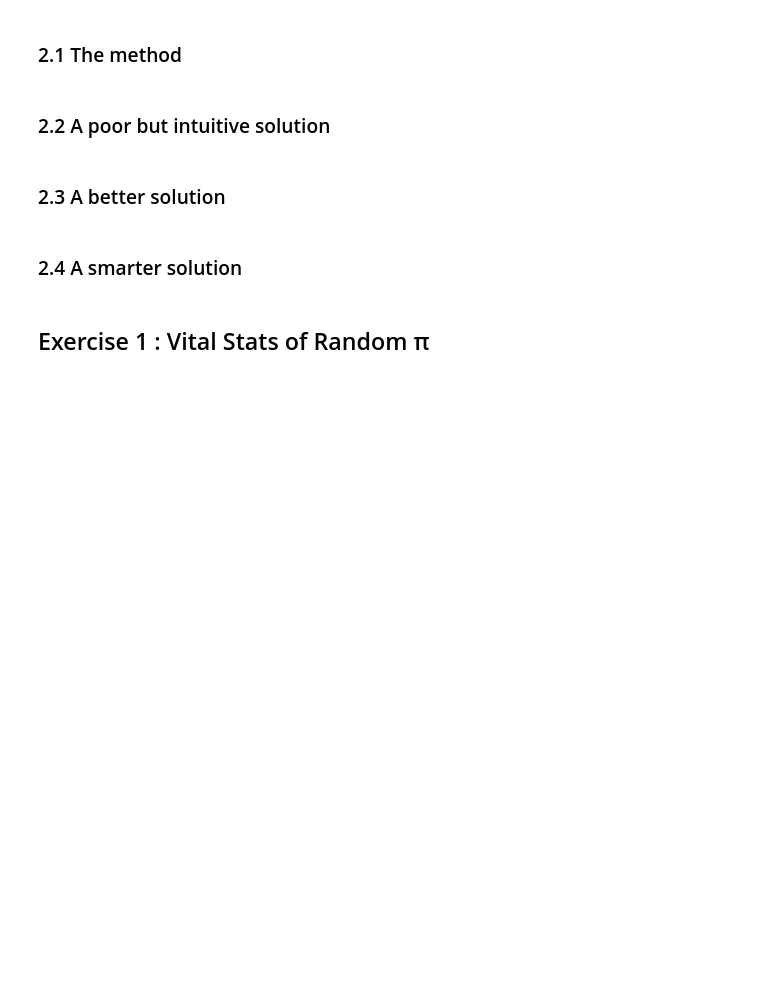
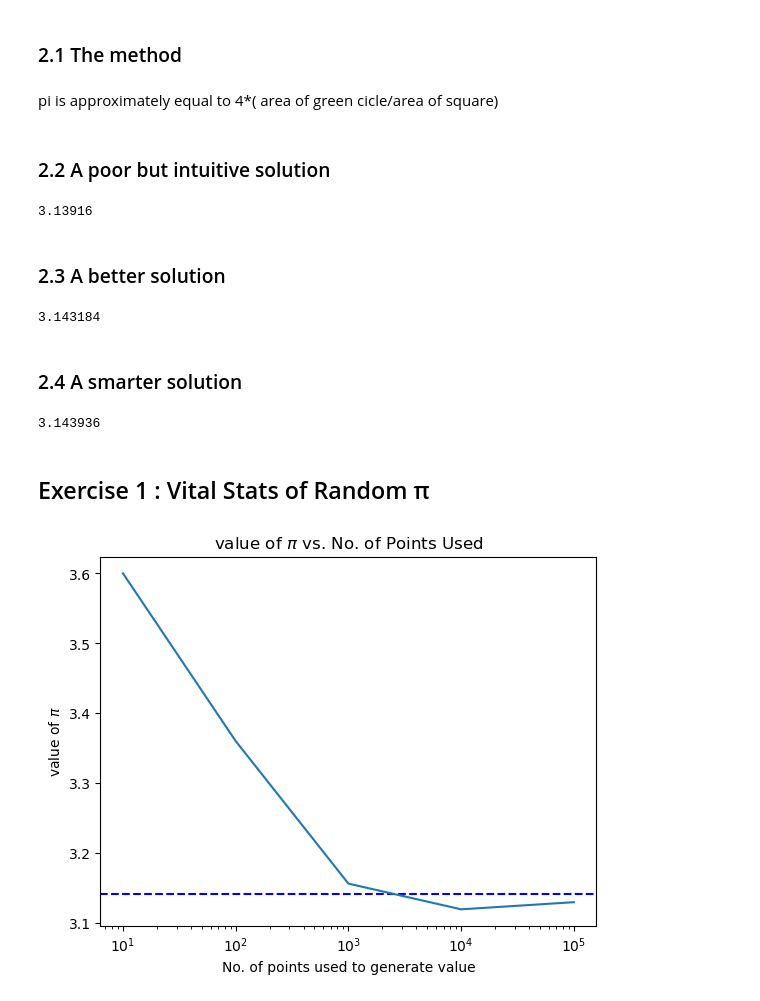
Before and after one commit to SPS-SP2273/learning-portfolio-yugan01, a Jupyter notebook: random numbers/random_numbers_(good).ipynb, the cells around one changed output. Cells and saved outputs as stored; diff of their text form; code cells hidden in the pictures; blank space fills up the shorter version.

```diff
--- a/random numbers/random_numbers_(good).ipynb
+++ b/random numbers/random_numbers_(good).ipynb
@@ -69,22 +124,67 @@ print(f'% of points between 1 std.dev. from the mean: {np.sum(mask)/n*100:.2f}%'
+# %% [markdown]
+pi is approximately equal to 4*( area of green cicle/area of square)
 # %% [markdown]
 ### 2.2 A poor but intuitive solution
 # %%
+N_total = 100_000                             # Yes, Python allows the _
+N_green = 0
 
-# Your code here
+for _ in range(N_total):
+    x = rnd.uniform(low=-1, high=1, size=1)
+    y = rnd.uniform(low=-1, high=1, size=1)
+    r = np.sqrt(x**2 + y**2)                   # Distance from the origin
+
+    if r <= 1:
+        N_green += 1                           # In or out of the circle
+
+4 * N_green / N_total                          # Estimate for pi
+# %% [output]
+3.13916
 # %% [markdown]
 ### 2.3 A better solution
 # %%
-
-# Your code here
+N_total=1_000_000
+x=rnd.uniform(low=-1, high=1, size=N_total)
+y=rnd.uniform(low=-1, high=1, size=N_total)
+N_green= np.sum((x**2+y**2) <= 1)                # Oh! the ease of NumPy!
+4 * (N_green / N_total)
+# %% [output]
+3.143184
 # %% [markdown]
 ### 2.4 A smarter solution
 # %%
+N_total=1_000_000
+x=rnd.rand(N_total)
+y=rnd.rand(N_total)
+N_green=np.sum((x**2+y**2) <= 1)
 
-# Your code here
+4 * (N_green / N_total)
+# %% [output]
+3.143936
 # %% [markdown]
 ## Exercise 1 :  Vital Stats of Random π
 # %%
+def estimate_pi(n):
+    x=rnd.rand(n)
+    y=rnd.rand(n)
+    N_green=np.sum((x**2+y**2) <= 1)
 
+    return 4 * (N_green / n)
 
+x = np.array([10, 100, 1000, 10_000, 100_000])
+y = np.array([estimate_pi(i) for i in x])
+''''
+fig, ax = plt.subplots(ncols = 1, nrows = 1)
+ax.set.axhline(np.pi, ls = '--', c = 'blue')
+ax[0].set.xscale('log')
+'''''
 
-# Your solution here
+plt.axhline(np.pi, ls = '--', c = 'blue')
+plt.plot(x,y, label = 'Value of $pi$ vs. No. of Points Used')
+plt.xlabel('No. of points used to generate value')
+plt.ylabel('value of ' + r'$\pi$') # another way?
+plt.xscale('log')
+plt.title('value of ' + r'$\pi$' + ' vs. No. of Points Used')
+plt.show()
+# %% [output]
+[figure, added]
```
Also changed, not shown: parts of 6 cells of this notebook.
